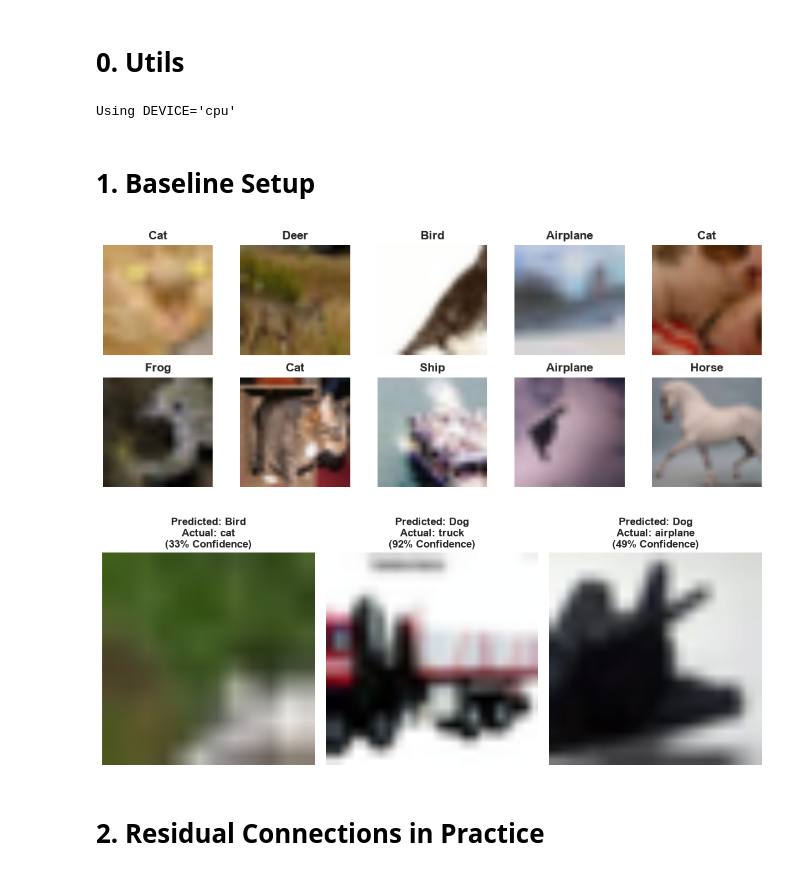
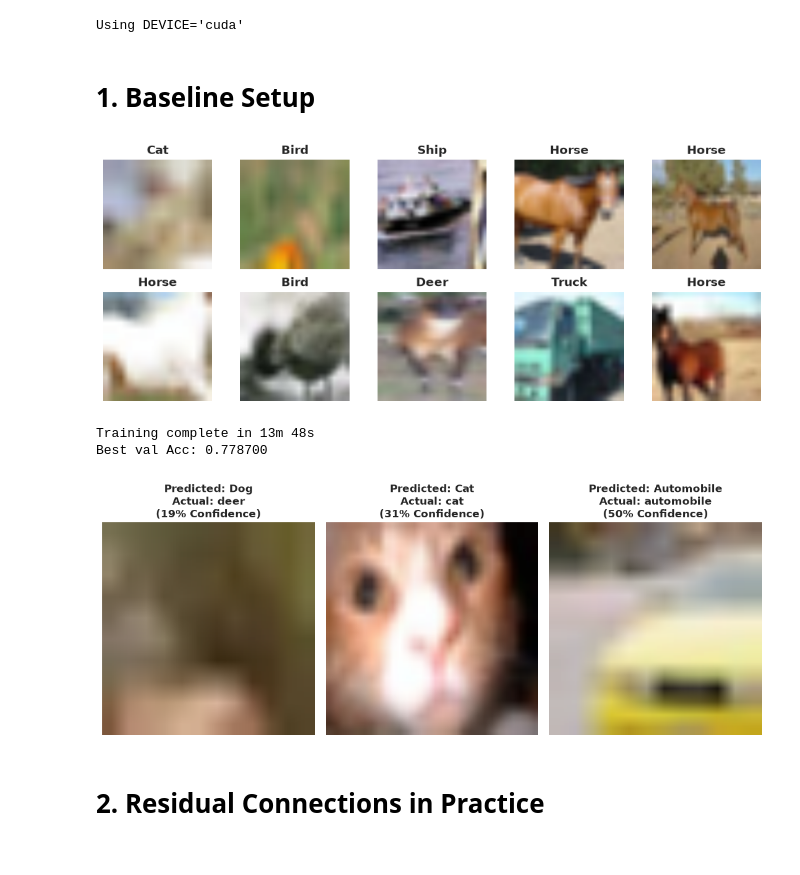
Before and after one commit to l-laidev/Advanced-Topics-in-Machine-Learning, a Jupyter notebook: PA0/Task 1 Inner Workings of ResNet-152.ipynb, the cells around one changed output. Drawn from its saved outputs; the diff is of its cells as text; code cells hidden in the pictures.

Commit message:
Rerun with GPU and save plots: CNN Task + move Tasks 3 and 4 into separate notebooks

```diff
--- a/PA0/Task 1 Inner Workings of ResNet-152.ipynb
+++ b/PA0/Task 1 Inner Workings of ResNet-152.ipynb
@@ -17,19 +15,21 @@ from shared import *
 
 cudnn.benchmark = True
 plt.ion();
-# %% [markdown]
-# 0. Utils
 # %%
+BASE = "cifar10-data"
+BASE_PLOTS = os.path.join(BASE, "plots")
 DEVICE = torch.accelerator.current_accelerator().type if torch.accelerator.is_available() else "cpu"
 BATCH_SIZE = 64
-LR=0.001
-MOMENTUM=0.9
+LR = 0.001
+MOMENTUM = 0.9
 STEP_SIZE = 7
 GAMMA = 0.1
 N_EPOCHS = 5
+
+os.makedirs(BASE_PLOTS, exist_ok=True)
 print(f"Using {DEVICE=}")
 # %% [output]
-Using DEVICE='cpu'
+Using DEVICE='cuda'
 # %% [markdown]
 # 1. Baseline Setup
 # %%
@@ -57,12 +56,14 @@ def visualize(inputs, classes, dataloader):
 # %%
-dataloaders, dataset_sizes = load_cifar(batch_size=BATCH_SIZE)
+dataloaders, dataset_sizes = load_cifar(batch_size=BATCH_SIZE, num_workers=8)
 data_iter = iter(dataloaders["train"])
 xb, yb = next(data_iter)
 
 N=10
 visualize(xb[:N], yb[:N], dataloaders["train"])
+plt.savefig(os.path.join(BASE_PLOTS, "cifar10_samples.pdf"), dpi=300)
+plt.show()
 # %% [output]
-[figure, old version]
+[figure, new version]
 # %%
 def load_model(pretrained=True):
     weights = torchvision.models.ResNet152_Weights.IMAGENET1K_V1 if pretrained else None
@@ -79,5 +80,8 @@ criterion, optimizer, exp_sched = create_classification(model_baseline.fc, lr=LR
 tracker_baseline = GradientTracker(model_baseline)  # for comparison in Part 2
 # %%
 train_model("cnn-task_baseline", model_baseline, criterion, optimizer, exp_sched, dataloaders, dataset_sizes, num_epochs=N_EPOCHS)
+# %% [output]
+Training complete in 13m 48s
+Best val Acc: 0.778700
 # %%
 tracker_baseline.unregister()
@@ -84,14 +91,16 @@ tracker_baseline.unregister()
 # %%
 def run_inference(model, image):
     image = image[None].to(DEVICE)
     outputs = model(image)
-    confidence, predicted_label = torch.max(outputs, 1)
+    confidence, predicted_label = torch.max(F.softmax(outputs, dim=-1), 1)
     return image[0], predicted_label, confidence
 
 class_names = dataloaders["train"].dataset.classes
 visualize_model(model_baseline, process_fn, [(xb[i], class_names[yb[i]]) for i in range(3)], class_names, run_inference)
+plt.savefig(os.path.join(BASE_PLOTS, "cifar10_inference.pdf"), dpi=300)
+plt.show()
 # %% [output]
-[figure, old version]
+[figure, new version]
 # %%
 del model_baseline
 del criterion
```
Also changed, not shown: parts of 34 cells of this notebook.
